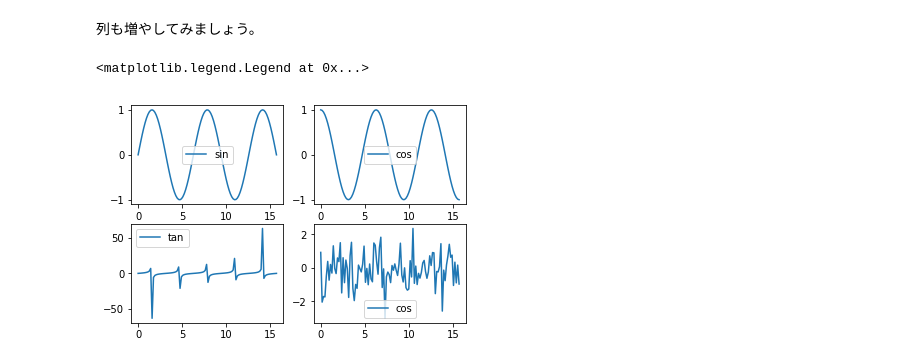
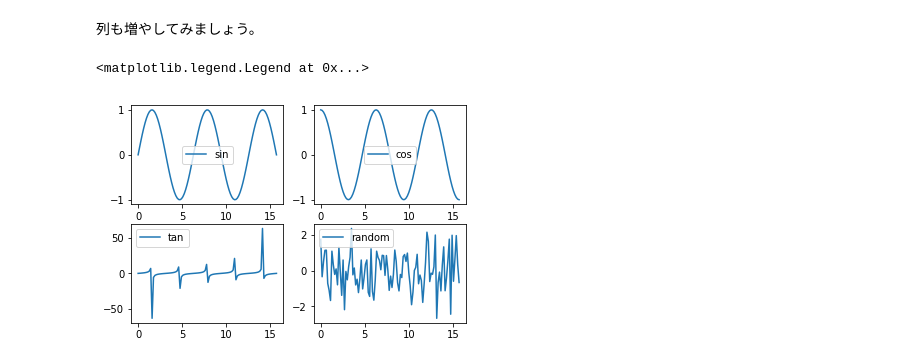
Before and after one commit to shirakaba99/ML-notebooks, a Jupyter notebook: matplotlib_subplot_test.ipynb, the cells around one changed output. Cells and saved outputs as stored; diff of their text form; code cells hidden in the pictures.

Commit message:
fix 📈 name at last plot

```diff
--- a/matplotlib_subplot_test.ipynb
+++ b/matplotlib_subplot_test.ipynb
@@ -69,25 +69,25 @@ plt.legend()
 # %%
 # １つ目のプロット
 plt.subplot(2,2,1)
 plt.plot(x, y_sin, label="sin")
 plt.legend()
 
 # 2つ目のプロット
 plt.subplot(2,2,2)
 plt.plot(x, y_cos, label="cos")
 plt.legend()
 
 # 3つ目のプロット
 plt.subplot(2,2,3)
 y_tan = np.tan(x)
 plt.plot(x, y_tan, label="tan")
 plt.legend()
 
 # 4つ目のプロット
 plt.subplot(2,2,4)
 y_random = np.random.randn(len(y_tan))
-plt.plot(x, y_random, label="cos")
+plt.plot(x, y_random, label="random")
 plt.legend()
 # %% [output]
 <matplotlib.legend.Legend at 0x...>
-[figure, old version]
+[figure, new version]
```
Also changed, not shown: parts of 1 cell of this notebook.
